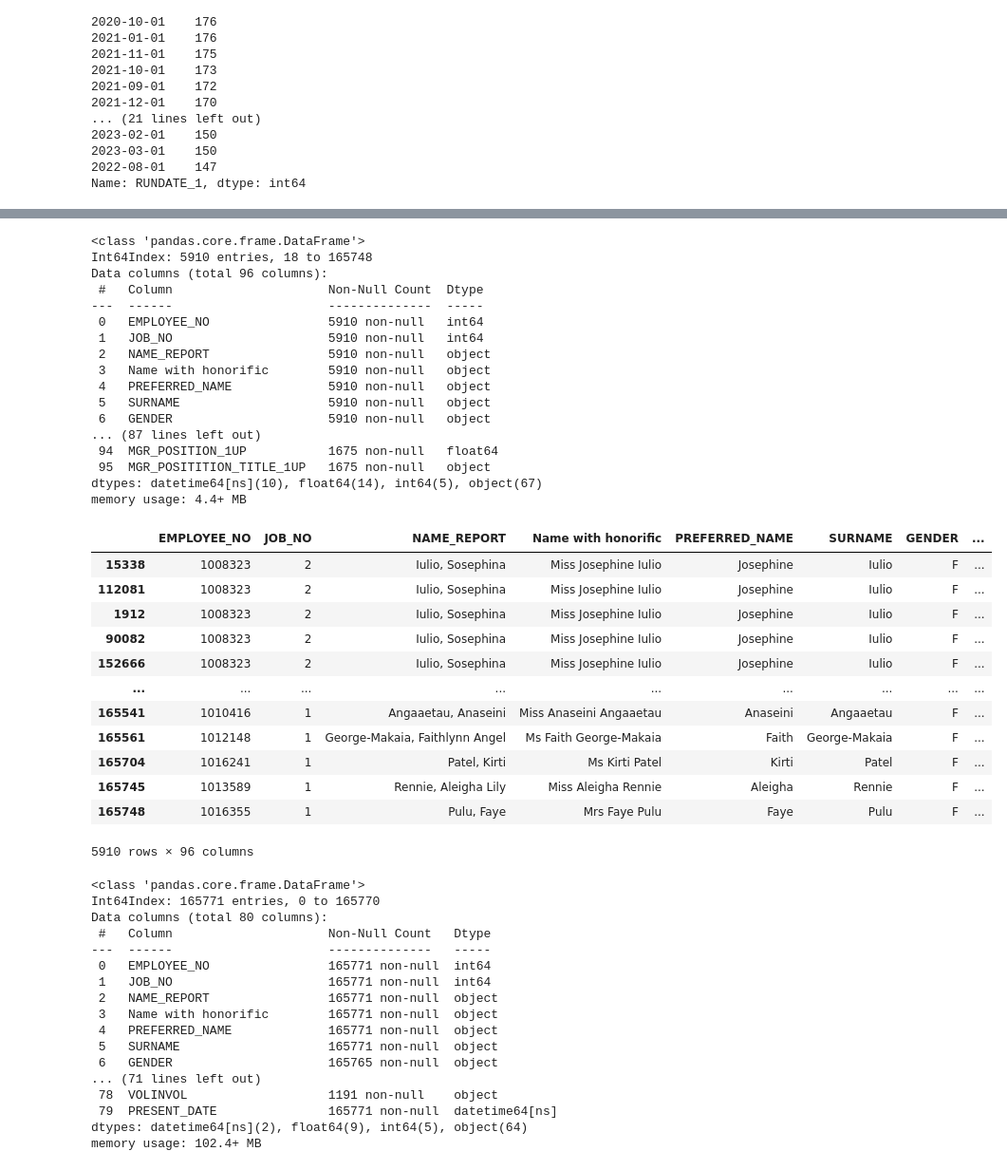
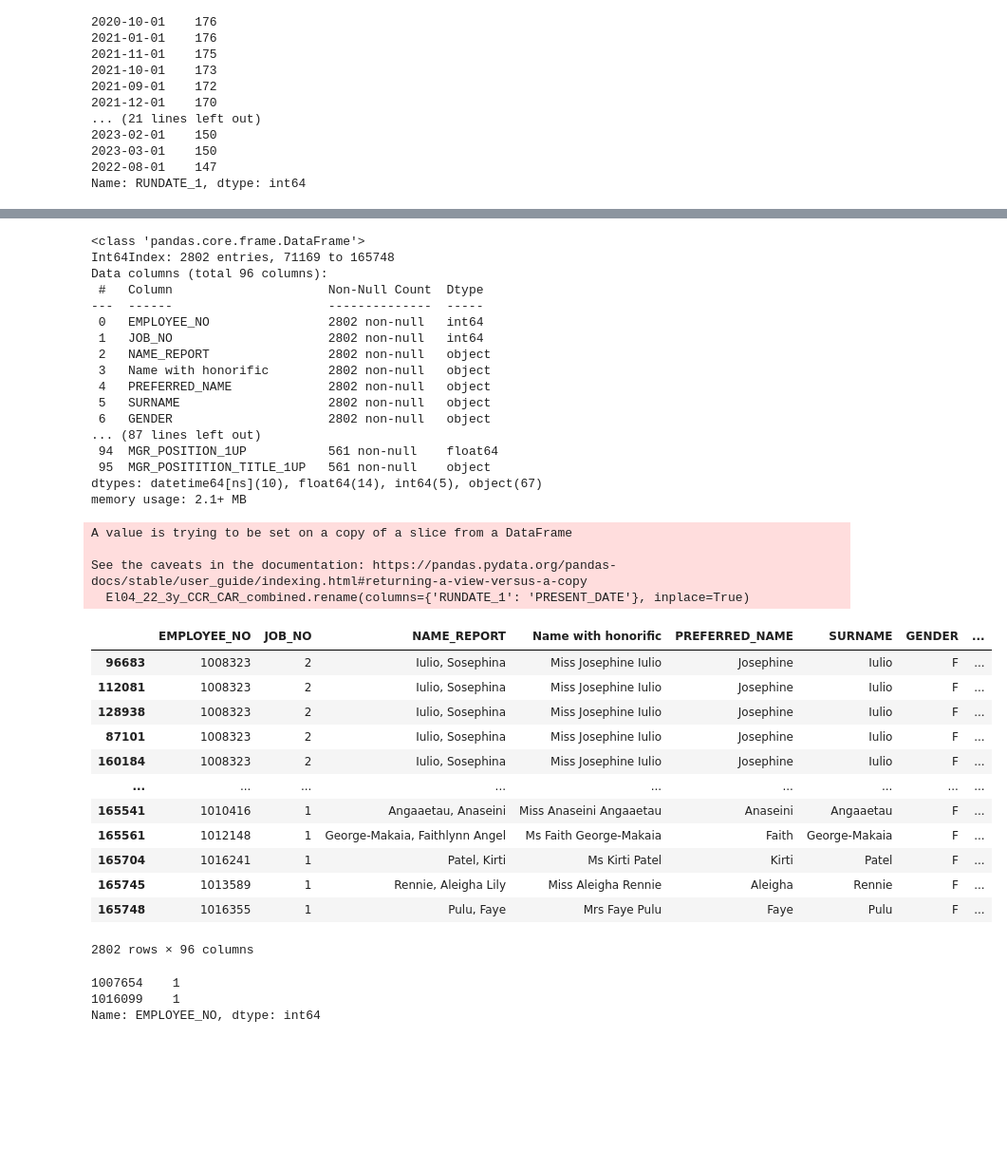
Before and after one commit to ezprogramming/DR-People-Turnover-Cost, a Jupyter notebook: CCC_data_prep.ipynb, the cells around one changed output, grey strips where cells are left out. Shown: that part at 95% size. Saved outputs shown, nothing was run; the diff lists cells and outputs as text; code cells hidden in the pictures; blank space fills up the shorter version.

```diff
--- a/CCC_data_prep.ipynb
+++ b/CCC_data_prep.ipynb
@@ -266,4 +266,4 @@ Team Support                              16
 Customer Servcie Implementation Lead       2
 Name: POS_TITLE, dtype: int64
 # %%
-El04_22_3y_CCC_combined[(El04_22_3y_CCC_combined['POS_TITLE'] == 'Customer Advocacy Representative')&(El04_22_3y_CCC_combined['POS_TITLE'] == 'Customer Care Representative')]
+El04_22_3y_CCR_CAR_combined = El04_22_3y_CCC_combined[(El04_22_3y_CCC_combined['POS_TITLE'] == 'Customer Advocacy Representative')|(El04_22_3y_CCC_combined['POS_TITLE'] == 'Customer Care Representative')]
@@ -296,38 +310,43 @@ Name: RUNDATE_1, dtype: int64
 # %%
-El04_22_3y_CCC_combined.info()
+El04_22_3y_CCR_CAR_combined.info()
 # %% [output]
 <class 'pandas.core.frame.DataFrame'>
-Int64Index: 5910 entries, 18 to 165748
+Int64Index: 2802 entries, 71169 to 165748
 Data columns (total 96 columns):
  #   Column                     Non-Null Count  Dtype
 ---  ------                     --------------  -----
- 0   EMPLOYEE_NO                5910 non-null   int64
- 1   JOB_NO                     5910 non-null   int64
- 2   NAME_REPORT                5910 non-null   object
- 3   Name with honorific        5910 non-null   object
- 4   PREFERRED_NAME             5910 non-null   object
- 5   SURNAME                    5910 non-null   object
- 6   GENDER                     5910 non-null   object
+ 0   EMPLOYEE_NO                2802 non-null   int64
+ 1   JOB_NO                     2802 non-null   int64
+ 2   NAME_REPORT                2802 non-null   object
+ 3   Name with honorific        2802 non-null   object
+ 4   PREFERRED_NAME             2802 non-null   object
+ 5   SURNAME                    2802 non-null   object
+ 6   GENDER                     2802 non-null   object
 ... (87 lines left out)
- 94  MGR_POSITION_1UP           1675 non-null   float64
- 95  MGR_POSITITION_TITLE_1UP   1675 non-null   object
+ 94  MGR_POSITION_1UP           561 non-null    float64
+ 95  MGR_POSITITION_TITLE_1UP   561 non-null    object
 dtypes: datetime64[ns](10), float64(14), int64(5), object(67)
-memory usage: 4.4+ MB
+memory usage: 2.1+ MB
 # %%
-El04_22_3y_CCC_combined.sort_values(by='TERM_DATE', ascending=False)
+El04_22_3y_CCR_CAR_combined.rename(columns={'RUNDATE_1': 'PRESENT_DATE'}, inplace=True)
+El04_22_3y_CCR_CAR_combined.sort_values(by='TERM_DATE', ascending=False)
 # EL22_CCC_3y['TERM_DATE'].sort_values()
 # %% [output]
+A value is trying to be set on a copy of a slice from a DataFrame
+
+See the caveats in the documentation: https://pandas.pydata.org/pandas-docs/stable/user_guide/indexing.html#returning-a-view-versus-a-copy
+  El04_22_3y_CCR_CAR_combined.rename(columns={'RUNDATE_1': 'PRESENT_DATE'}, inplace=True)
 |  | EMPLOYEE_NO | JOB_NO | NAME_REPORT | Name with honorific | PREFERRED_NAME | SURNAME | GENDER | ... |
-| 15338 | 1008323 | 2 | Iulio, Sosephina | Miss Josephine Iulio | Josephine | Iulio | F | ... |
+| 96683 | 1008323 | 2 | Iulio, Sosephina | Miss Josephine Iulio | Josephine | Iulio | F | ... |
 | 112081 | 1008323 | 2 | Iulio, Sosephina | Miss Josephine Iulio | Josephine | Iulio | F | ... |
-| 1912 | 1008323 | 2 | Iulio, Sosephina | Miss Josephine Iulio | Josephine | Iulio | F | ... |
-| 90082 | 1008323 | 2 | Iulio, Sosephina | Miss Josephine Iulio | Josephine | Iulio | F | ... |
-| 152666 | 1008323 | 2 | Iulio, Sosephina | Miss Josephine Iulio | Josephine | Iulio | F | ... |
+| 128938 | 1008323 | 2 | Iulio, Sosephina | Miss Josephine Iulio | Josephine | Iulio | F | ... |
+| 87101 | 1008323 | 2 | Iulio, Sosephina | Miss Josephine Iulio | Josephine | Iulio | F | ... |
+| 160184 | 1008323 | 2 | Iulio, Sosephina | Miss Josephine Iulio | Josephine | Iulio | F | ... |
 | ... | ... | ... | ... | ... | ... | ... | ... | ... |
 | 165541 | 1010416 | 1 | Angaaetau, Anaseini | Miss Anaseini Angaaetau | Anaseini | Angaaetau | F | ... |
 | 165561 | 1012148 | 1 | George-Makaia, Faithlynn Angel | Ms Faith George-Makaia | Faith | George-Makaia | F | ... |
 | 165704 | 1016241 | 1 | Patel, Kirti | Ms Kirti Patel | Kirti | Patel | F | ... |
 | 165745 | 1013589 | 1 | Rennie, Aleigha Lily | Miss Aleigha Rennie | Aleigha | Rennie | F | ... |
 | 165748 | 1016355 | 1 | Pulu, Faye | Mrs Faye Pulu | Faye | Pulu | F | ... |
-5910 rows × 96 columns
+2802 rows × 96 columns
 # %%
@@ -336,20 +355,0 @@ El04_22_3y_CCC_combined['PRESENT_DATE'] = pd.to_datetime(El04_22_3y_CCC_combined
-# %%
-El04_22_3y_CCC_combined.info()
-# %% [output]
-<class 'pandas.core.frame.DataFrame'>
-Int64Index: 165771 entries, 0 to 165770
-Data columns (total 80 columns):
- #   Column                     Non-Null Count   Dtype
----  ------                     --------------   -----
- 0   EMPLOYEE_NO                165771 non-null  int64
- 1   JOB_NO                     165771 non-null  int64
- 2   NAME_REPORT                165771 non-null  object
- 3   Name with honorific        165771 non-null  object
- 4   PREFERRED_NAME             165771 non-null  object
- 5   SURNAME                    165771 non-null  object
- 6   GENDER                     165765 non-null  object
-... (71 lines left out)
- 78  VOLINVOL                   1191 non-null    object
- 79  PRESENT_DATE               165771 non-null  datetime64[ns]
-dtypes: datetime64[ns](2), float64(9), int64(5), object(64)
-memory usage: 102.4+ MB
@@ -358 +360,7 @@ El04_22_3y_CCC_combined['DAYS_TO_TERMINATION'] = (El04_22_3y_CCC_combined['TERM_
+# %%
+El04_22_3y_CCR_CAR_combined_copy[El04_22_3y_CCR_CAR_combined_copy['DAYS_TO_TERMINATION']<0]['EMPLOYEE_NO'].value_counts()
+# %% [output]
+1007654    1
+1016099    1
+Name: EMPLOYEE_NO, dtype: int64
 # %%
```
Also changed, not shown: parts of 23 cells of this notebook.
